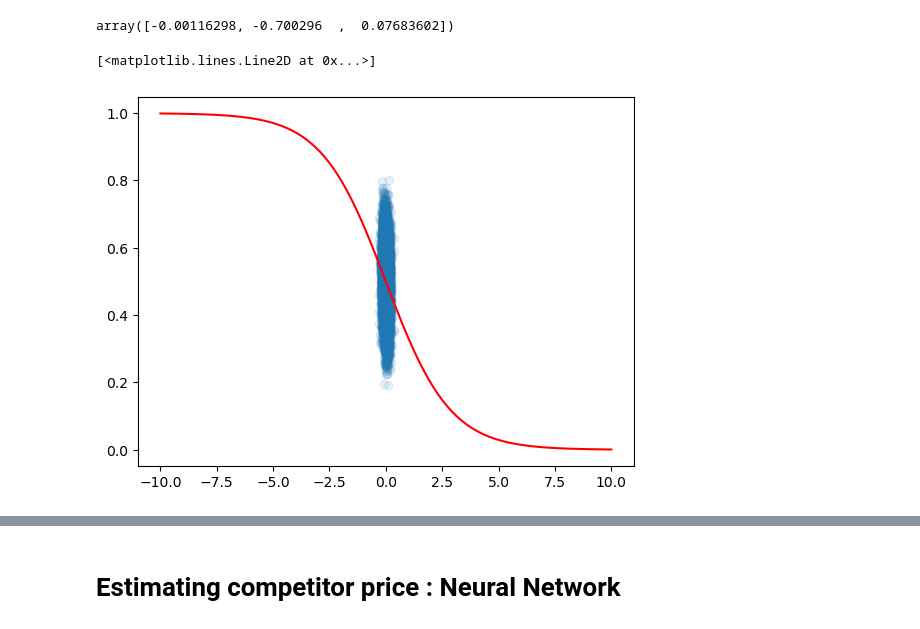
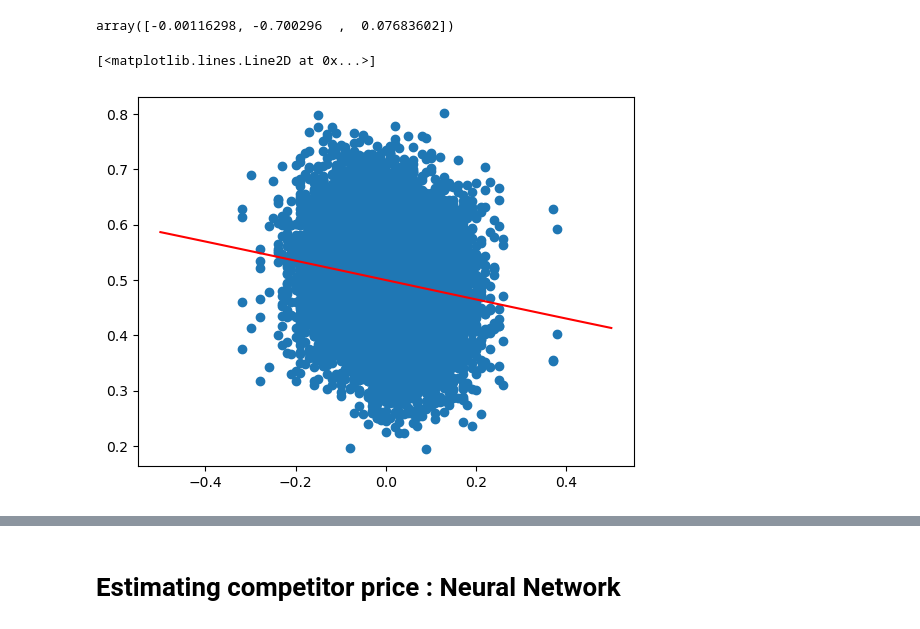
Before and after one commit to Vileh/UCL_Pricing_Algorithm_Research_Study, a Jupyter notebook: eda.ipynb, the cells around one changed output, grey strips where cells are left out. Saved outputs shown, nothing was run; the diff lists cells and outputs as text; code cells hidden in the pictures.

```diff
--- a/eda.ipynb
+++ b/eda.ipynb
@@ -157,9 +157,9 @@ results_mle.x
 # %% [output]
 array([-0.00116298, -0.700296  ,  0.07683602])
 # %%
-plt.scatter(X, Y, alpha=0.1)
-line = np.linspace(-10, 10, 100)
+plt.scatter(X, Y)
+line = np.linspace(-0.5, 0.5, 100)
 plt.plot(line, 1/(1+np.exp(-(results_mle.x[0] + results_mle.x[1] * line))), 'r')
 # %% [output]
 [<matplotlib.lines.Line2D at 0x...>]
-[figure, old version]
+[figure, new version]
```
Also changed, not shown: parts of 3 cells of this notebook.
